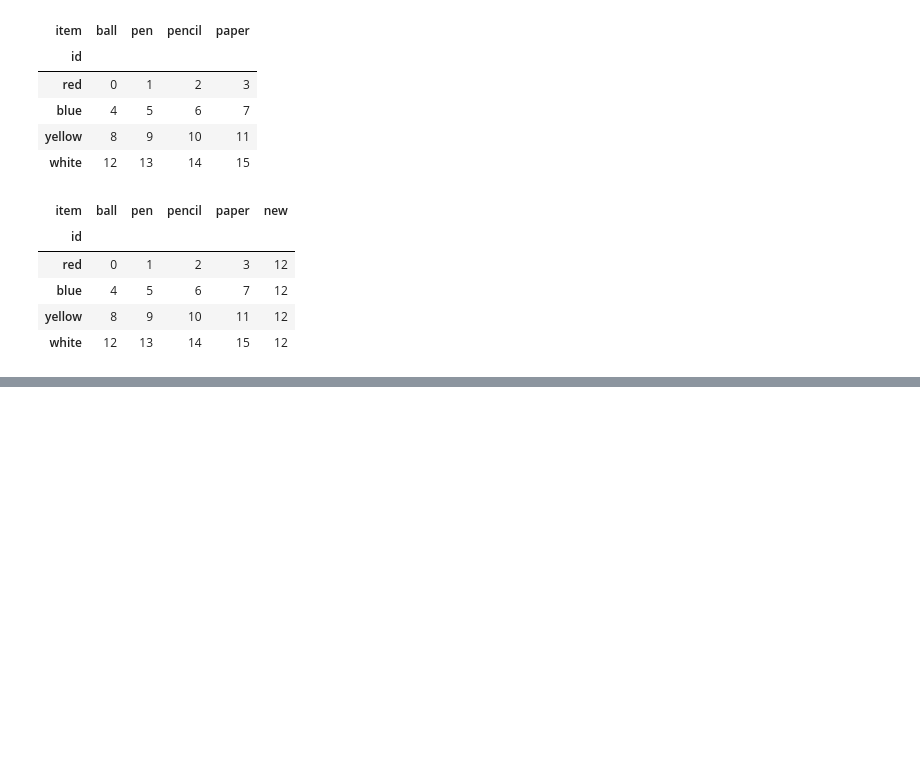
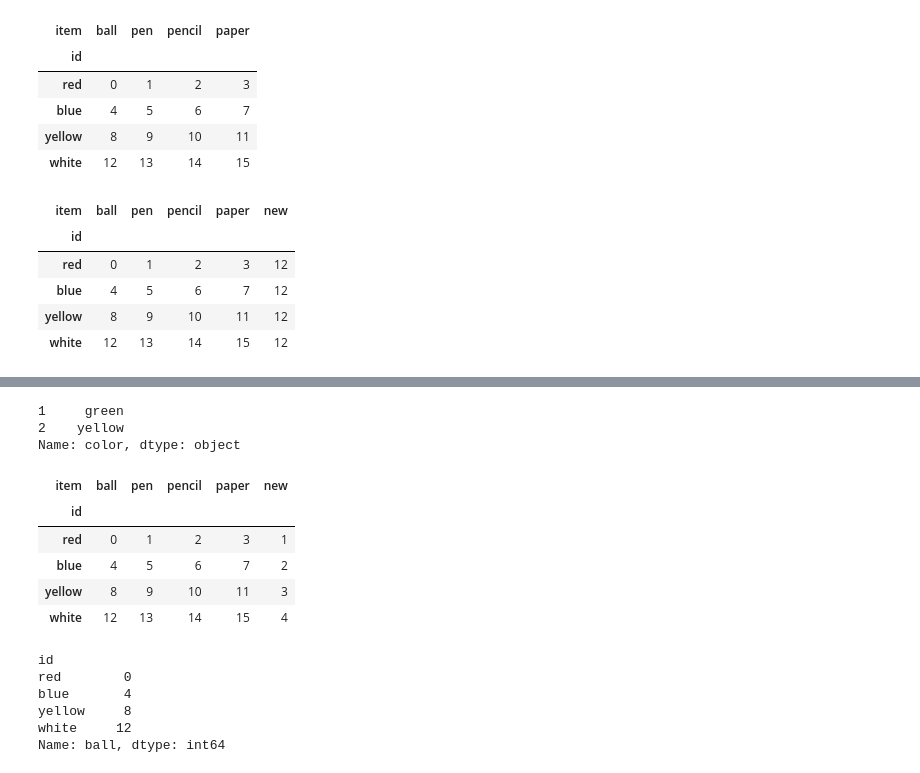
Before and after one commit to zhangminvip/python_data_analytics, a Jupyter notebook: dataframe_test.ipynb, the cells around one changed output, grey strips where cells are left out. Cells and saved outputs as stored; diff of their text form; code cells hidden in the pictures; blank space fills up the shorter version.

Commit message:
in dataframe you'd better conver list to series ,or you will get an error when list is incomplete

```diff
--- a/dataframe_test.ipynb
+++ b/dataframe_test.ipynb
@@ -159,3 +159,6 @@ frame3
 | blue | 4 | 5 | 6 | 7 | 12 |
 | yellow | 8 | 9 | 10 | 11 | 12 |
 | white | 12 | 13 | 14 | 15 | 12 |
+# %%
+# notice if the list is incomplete, raise exception,but if list becomes series, no exception will be thrown
+frame3['new'] = [1,2,3,4]
@@ -161,0 +206,24 @@ frame3
+# %%
+frame.color[1:3]
+# %% [output]
+1     green
+2    yellow
+Name: color, dtype: object
+# %%
+frame3
+# %% [output]
+| item | ball | pen | pencil | paper | new |
+| id |  |  |  |  |  |
+| red | 0 | 1 | 2 | 3 | 1 |
+| blue | 4 | 5 | 6 | 7 | 2 |
+| yellow | 8 | 9 | 10 | 11 | 3 |
+| white | 12 | 13 | 14 | 15 | 4 |
+# %%
+frame3.ball
+# %% [output]
+id
+red        0
+blue       4
+yellow     8
+white     12
+Name: ball, dtype: int64
```
Also changed, not shown: parts of 12 cells of this notebook.
